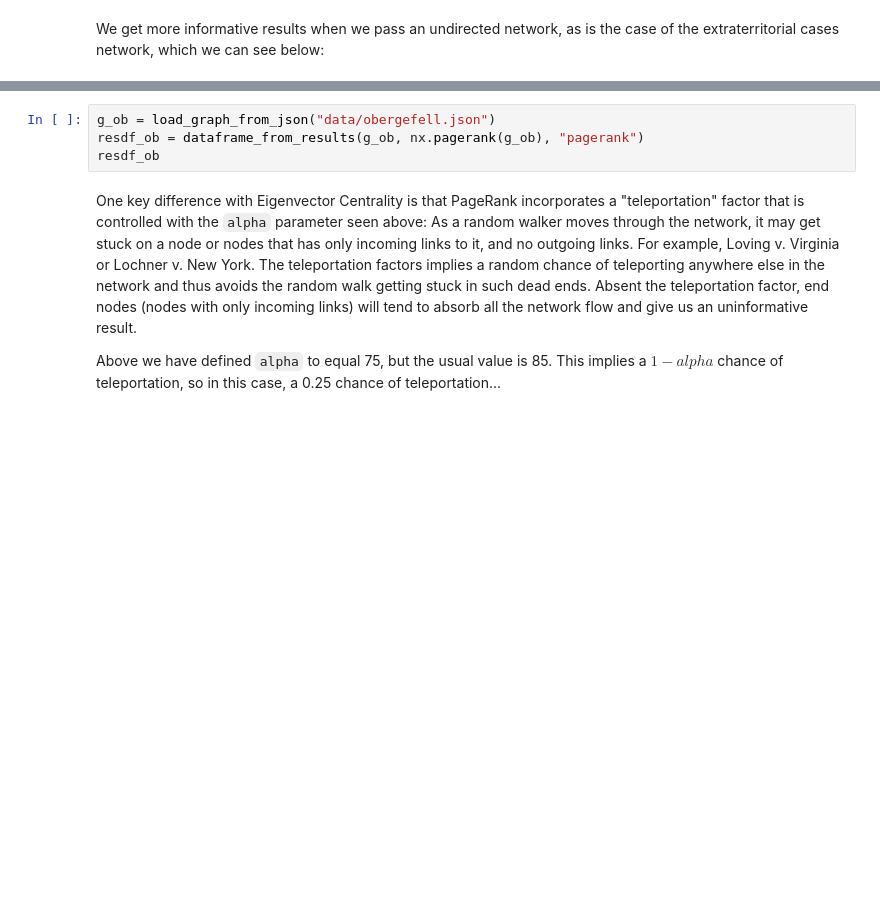
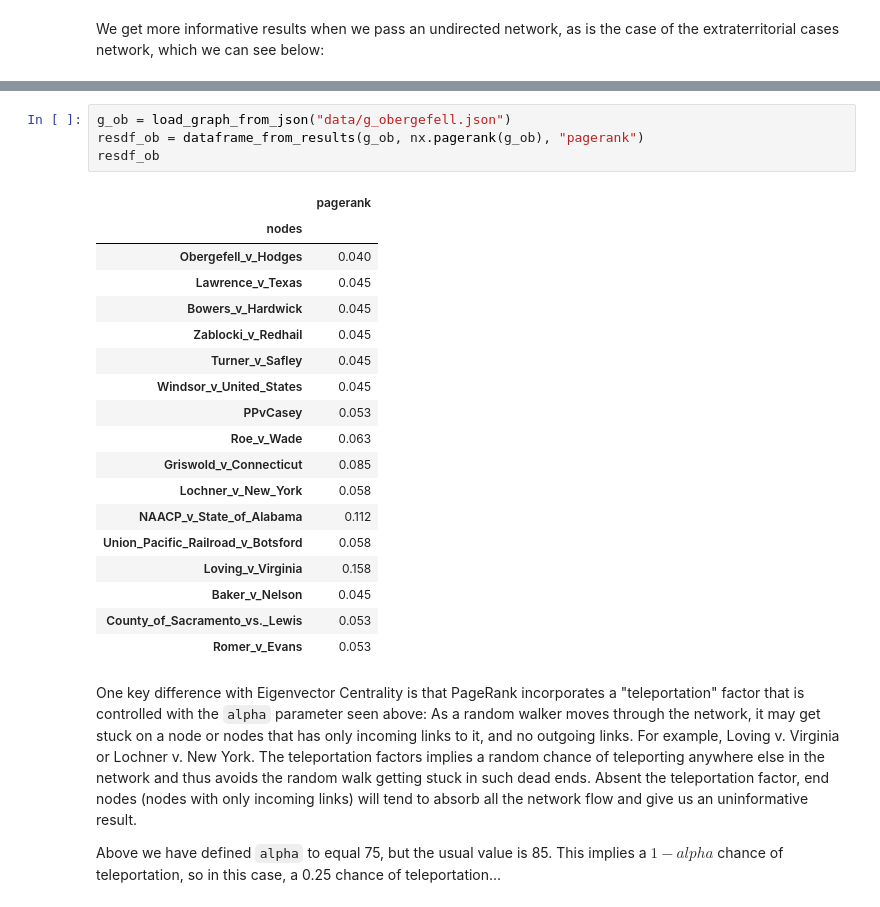
Before and after one commit to MaastrichtUniversityPress/legal-network-textbook, a Jupyter notebook: book/content/Chapter_3_Centrality.ipynb, the cells around one changed output, grey strips where cells are left out. Drawn from its saved outputs; the diff is of its cells as text; blank space fills up the shorter version.

````diff
--- a/book/content/Chapter_3_Centrality.ipynb
+++ b/book/content/Chapter_3_Centrality.ipynb
@@ -720,9 +766,28 @@ Below, we can see how it might work in a simplified citation network of the Amer
 
 >Note that here we are using an image instead of the code used to generate it. Currently the package used to generate this image is not being maintained.
 # %%
-g_ob = load_graph_from_json("data/obergefell.json")
+g_ob = load_graph_from_json("data/g_obergefell.json")
 resdf_ob = dataframe_from_results(g_ob, nx.pagerank(g_ob), "pagerank")
 resdf_ob
+# %% [output]
+|  | pagerank |
+| nodes |  |
+| Obergefell_v_Hodges | 0.040 |
+| Lawrence_v_Texas | 0.045 |
+| Bowers_v_Hardwick | 0.045 |
+| Zablocki_v_Redhail | 0.045 |
+| Turner_v_Safley | 0.045 |
+| Windsor_v_United_States | 0.045 |
+| PPvCasey | 0.053 |
+| Roe_v_Wade | 0.063 |
+| Griswold_v_Connecticut | 0.085 |
+| Lochner_v_New_York | 0.058 |
+| NAACP_v_State_of_Alabama | 0.112 |
+| Union_Pacific_Railroad_v_Botsford | 0.058 |
+| Loving_v_Virginia | 0.158 |
+| Baker_v_Nelson | 0.045 |
+| County_of_Sacramento_vs._Lewis | 0.053 |
+| Romer_v_Evans | 0.053 |
 # %% [markdown]
 One key difference with Eigenvector Centrality is that PageRank incorporates a "teleportation" factor that is controlled with the ```alpha``` parameter seen above: As a random walker moves through the network, it may get stuck on a node or nodes that has only incoming links to it, and no outgoing links. For example, Loving v. Virginia or Lochner v. New York. The teleportation factors implies a random chance of teleporting anywhere else in the network and thus avoids the random walk getting stuck in such dead ends. Absent the teleportation factor, end nodes (nodes with only incoming links) will tend to absorb all the network flow and give us an uninformative result.
 
````
Also changed, not shown: parts of 31 cells of this notebook, 17 other files.
